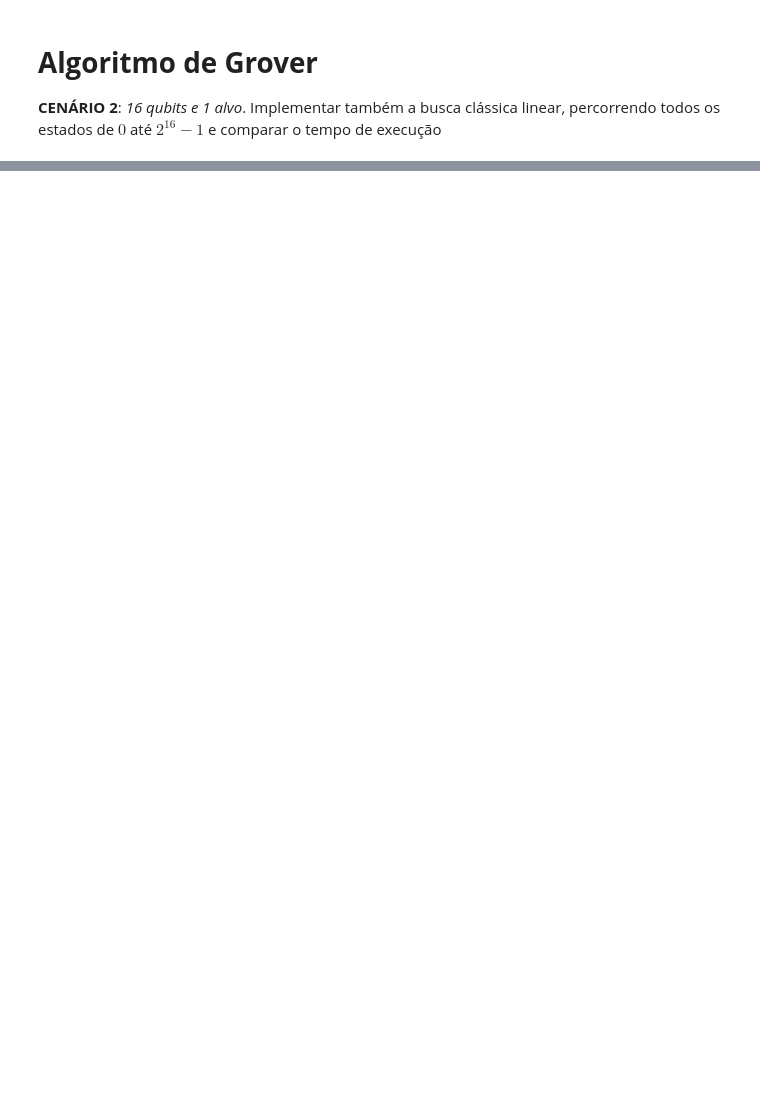
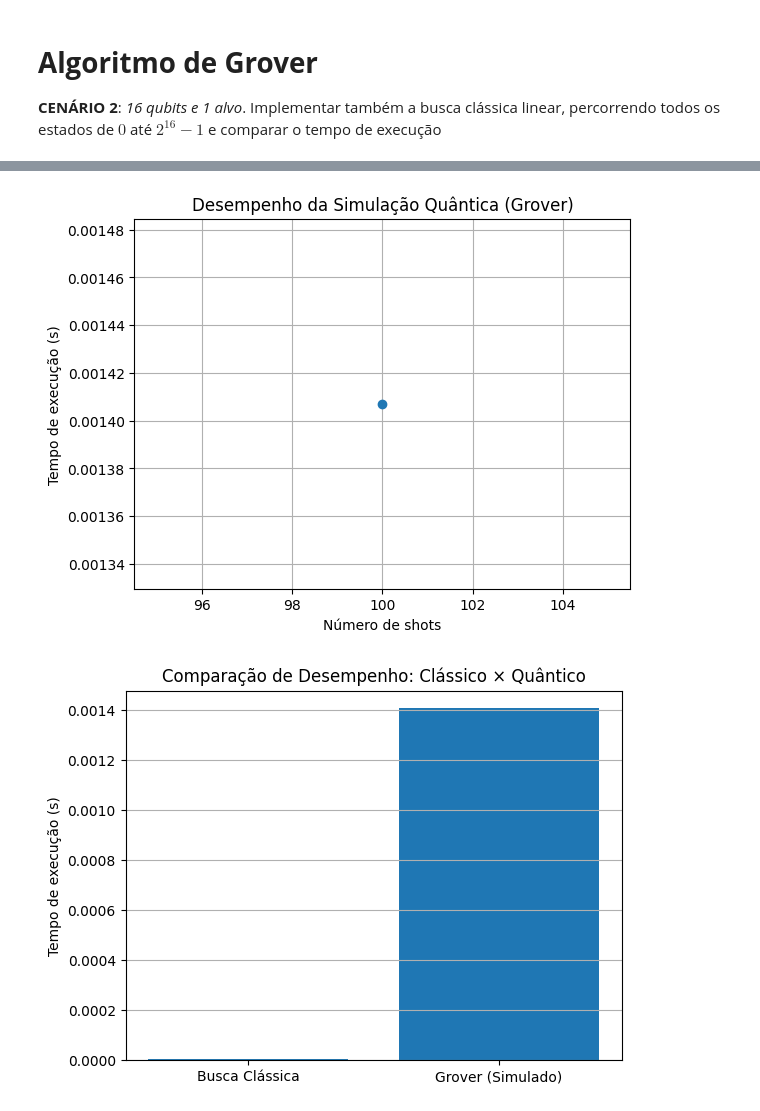
Before and after one commit to filipefernandesphd/Grover-e-QAOA, a Jupyter notebook: Cenário 2.ipynb, the cells around one changed output, grey strips where cells are left out. Drawn from its saved outputs; the diff is of its cells as text; code cells hidden in the pictures; blank space fills up the shorter version.

```diff
--- a/Cenário 2.ipynb
+++ b/Cenário 2.ipynb
@@ -19,17 +22,6 @@ from Relatorio import Relatorio
 # %%
-# Execução do circuito
-dados_execucao = Relatorio.executar_circuito(qc, shots=1024)
+sim = Simulacao()
+sim.executar(qc, [100])
 
-# Informações do ambiente
-env_info = Relatorio.coletar_info_ambiente(dados_execucao["backend"])
-
-# Geração do relatório
-Relatorio.gerar_relatorio_desempenho(
-    num_qubits=qc.num_qubits,
-    shots=1024,
-    execution_time=dados_execucao["execution_time"],
-    env_info=env_info
-)
-
-# Resultados do circuito
-counts = dados_execucao["result"].get_counts()
+# for execucao in sim.get_execucoes():
+#     print(execucao["shots"], execucao["execution_time"])
@@ -72,0 +32,6 @@ counts
+# %%
+busca = BuscaLinearClassica()
+busca.executar(alvo)
+
+print(busca.get_execution_time())
+print(busca.get_resultado()["iteracoes"])
@@ -72,0 +45,4 @@ counts
+# %%
+rel = Relatorio()
+
+rel.ambiente(sim)
@@ -72,0 +86,5 @@ counts
+# %%
+rel.graficos(sim, busca)
+# %% [output]
+[figure, added]
+[figure, added]
```
Also changed, not shown: parts of 10 cells of this notebook, 3 other files.
